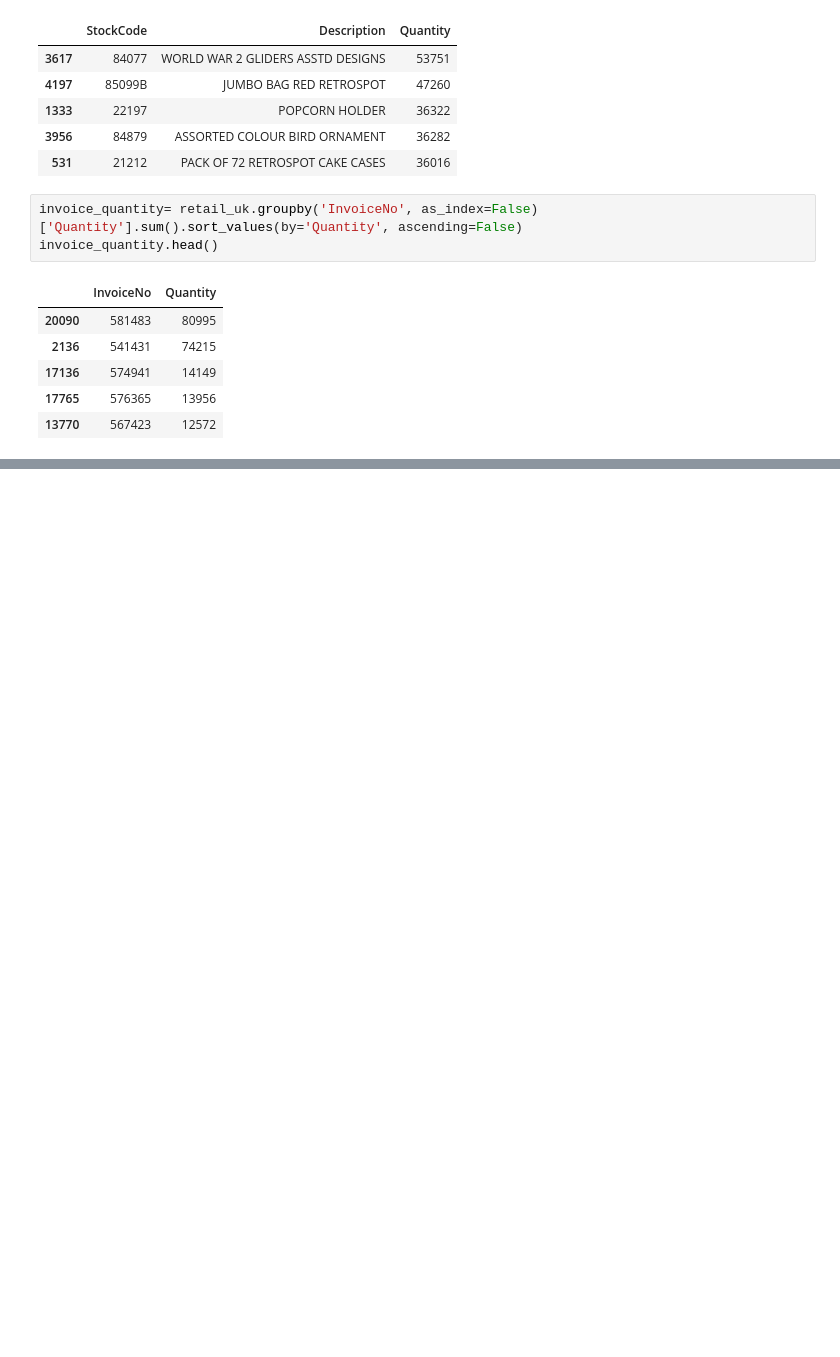
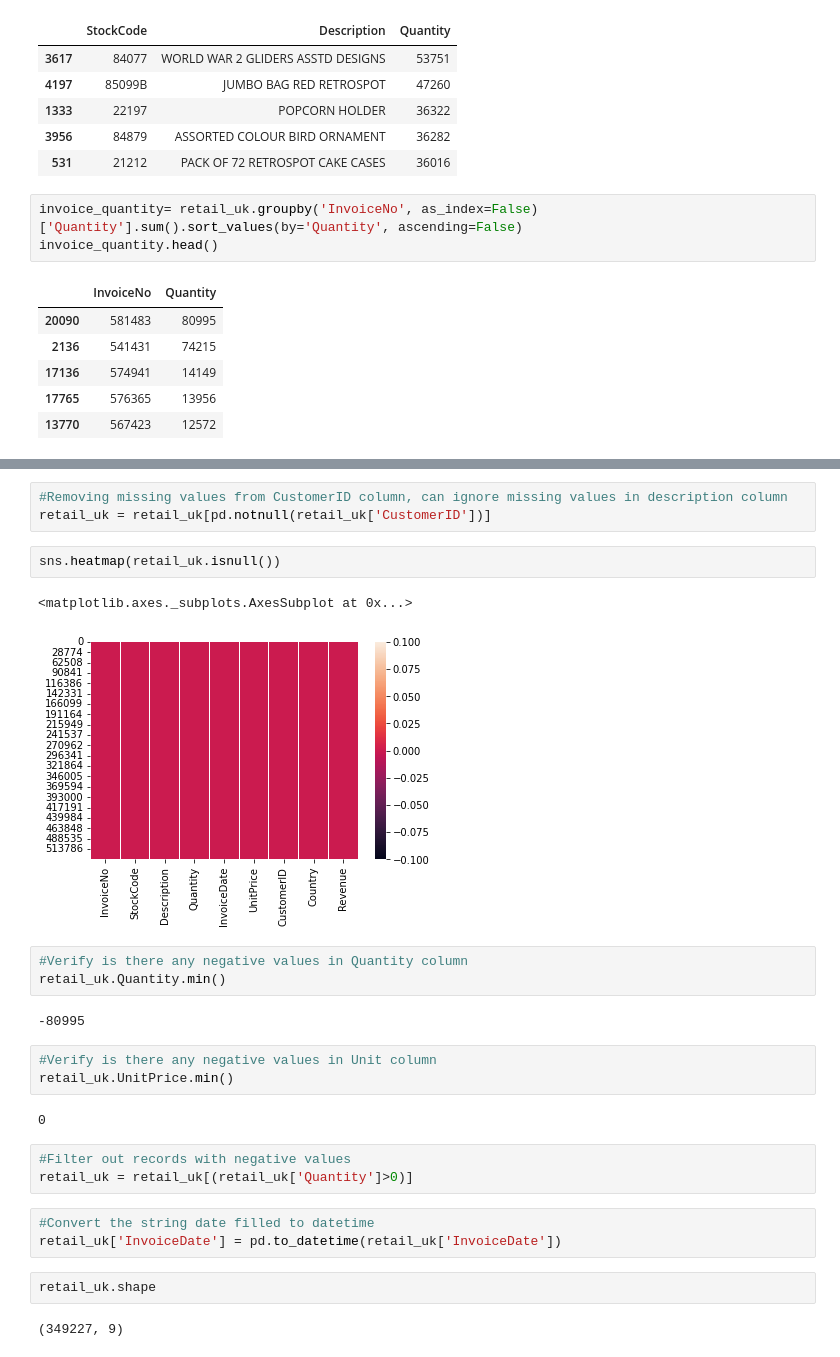
Before and after one commit to shivankb/ML-Clustering, a Jupyter notebook: online_retail_customer_segmentation.ipynb, the cells around one changed output, grey strips where cells are left out. Saved outputs shown, nothing was run; the diff lists cells and outputs as text; blank space fills up the shorter version.

```diff
--- a/online_retail_customer_segmentation.ipynb
+++ b/online_retail_customer_segmentation.ipynb
@@ -438,0 +467,28 @@ As we can see that Uk has the most customers as well as they generate the max re
+# %%
+#Removing missing values from CustomerID column, can ignore missing values in description column
+retail_uk = retail_uk[pd.notnull(retail_uk['CustomerID'])]
+# %%
+sns.heatmap(retail_uk.isnull())
+# %% [output]
+<matplotlib.axes._subplots.AxesSubplot at 0x...>
+[figure, added]
+# %%
+#Verify is there any negative values in Quantity column
+retail_uk.Quantity.min()
+# %% [output]
+-80995
+# %%
+#Verify is there any negative values in Unit column
+retail_uk.UnitPrice.min()
+# %% [output]
+0
+# %%
+#Filter out records with negative values
+retail_uk = retail_uk[(retail_uk['Quantity']>0)]
+# %%
+#Convert the string date filled to datetime
+retail_uk['InvoiceDate'] = pd.to_datetime(retail_uk['InvoiceDate'])
+# %%
+retail_uk.shape
+# %% [output]
+(349227, 9)
```
Also changed, not shown: parts of 28 cells of this notebook.
